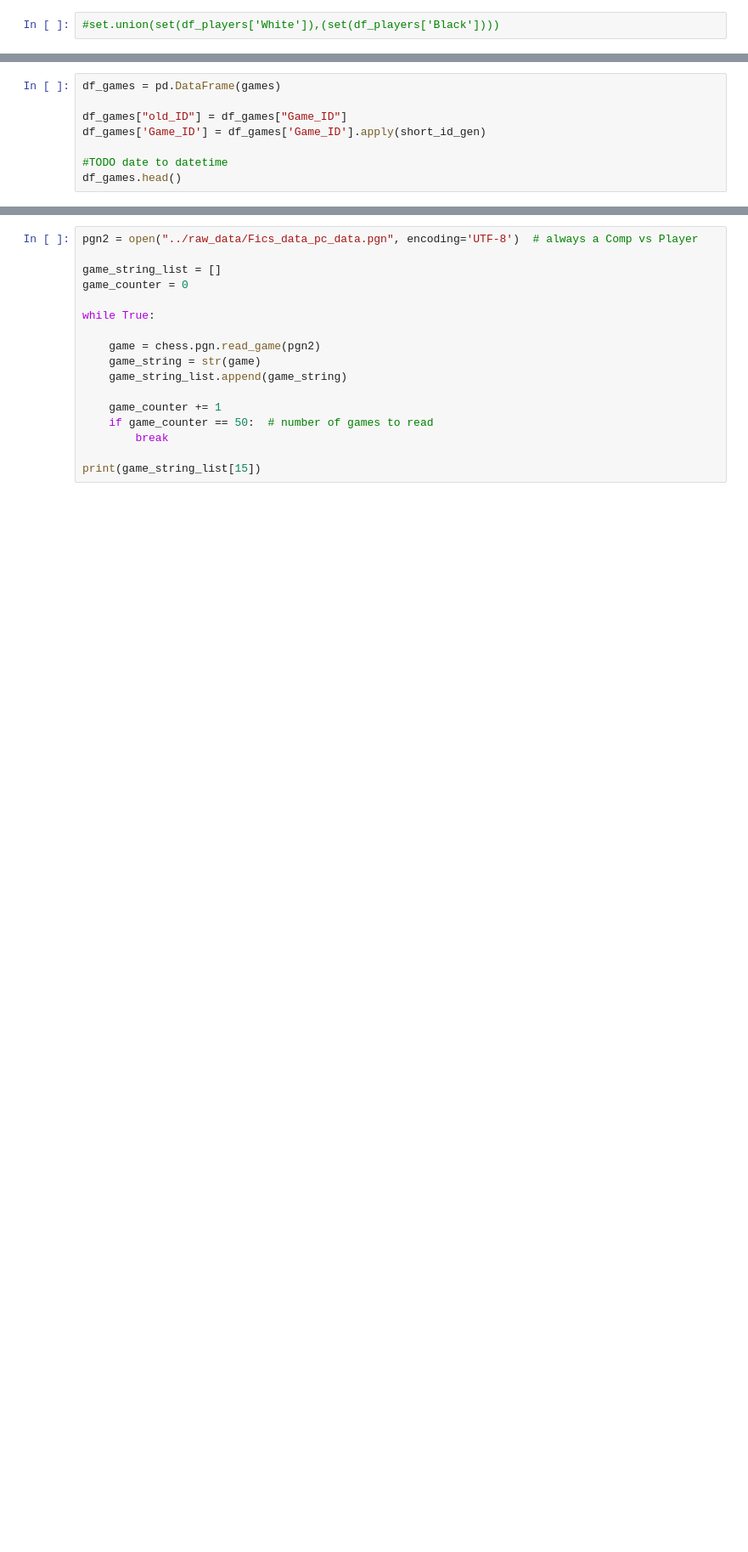
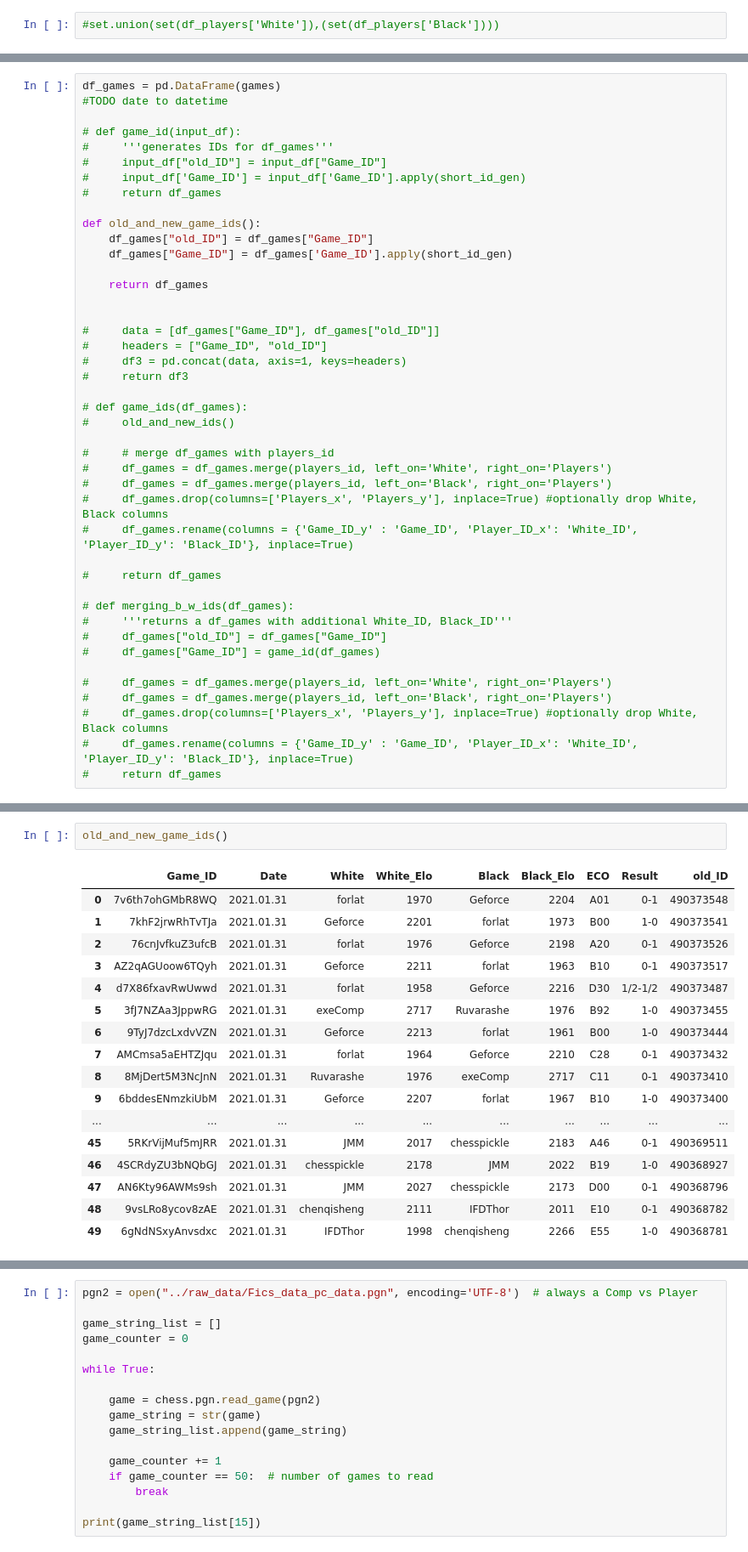
Before and after one commit to VPeron/cc_detector, a Jupyter notebook: notebooks/pgn_to_3dfs_Manuel.ipynb, the cells around one changed output, grey strips where cells are left out. Shown: that part at 85% size. Drawn from its saved outputs; the diff is of its cells as text; blank space fills up the shorter version.

```diff
--- a/notebooks/pgn_to_3dfs_Manuel.ipynb
+++ b/notebooks/pgn_to_3dfs_Manuel.ipynb
@@ -264,8 +274,43 @@ assign_player_id(df_players)
 # %%
 df_games = pd.DataFrame(games)
+#TODO date to datetime
 
-df_games["old_ID"] = df_games["Game_ID"]
-df_games['Game_ID'] = df_games['Game_ID'].apply(short_id_gen)
+# def game_id(input_df):
+#     '''generates IDs for df_games'''
+#     input_df["old_ID"] = input_df["Game_ID"]
+#     input_df['Game_ID'] = input_df['Game_ID'].apply(short_id_gen)
+#     return df_games
 
-#TODO date to datetime
-df_games.head()
+def old_and_new_game_ids():
+    df_games["old_ID"] = df_games["Game_ID"]
+    df_games["Game_ID"] = df_games['Game_ID'].apply(short_id_gen)
+
+    return df_games
+
+
+#     data = [df_games["Game_ID"], df_games["old_ID"]]
+#     headers = ["Game_ID", "old_ID"]
+#     df3 = pd.concat(data, axis=1, keys=headers)
+#     return df3
+
+# def game_ids(df_games):
+#     old_and_new_ids()
+
+#     # merge df_games with players_id
+#     df_games = df_games.merge(players_id, left_on='White', right_on='Players')
+#     df_games = df_games.merge(players_id, left_on='Black', right_on='Players')
+#     df_games.drop(columns=['Players_x', 'Players_y'], inplace=True) #optionally drop White, Black columns
+#     df_games.rename(columns = {'Game_ID_y' : 'Game_ID', 'Player_ID_x': 'White_ID', 'Player_ID_y': 'Black_ID'}, inplace=True)
+
+#     return df_games
+
+# def merging_b_w_ids(df_games):
+#     '''returns a df_games with additional White_ID, Black_ID'''
+#     df_games["old_ID"] = df_games["Game_ID"]
+#     df_games["Game_ID"] = game_id(df_games)
+
+#     df_games = df_games.merge(players_id, left_on='White', right_on='Players')
+#     df_games = df_games.merge(players_id, left_on='Black', right_on='Players')
+#     df_games.drop(columns=['Players_x', 'Players_y'], inplace=True) #optionally drop White, Black columns
+#     df_games.rename(columns = {'Game_ID_y' : 'Game_ID', 'Player_ID_x': 'White_ID', 'Player_ID_y': 'Black_ID'}, inplace=True)
+#     return df_games
@@ -305,0 +317,20 @@ df_moves['Move_ID'] = df_moves.apply(lambda row: f"{row.Game_ID }-{row.turn}-{ro
+# %%
+old_and_new_game_ids()
+# %% [output]
+|  | Game_ID | Date | White | White_Elo | Black | Black_Elo | ECO | Result | old_ID |
+| 0 | 7v6th7ohGMbR8WQ | 2021.01.31 | forlat | 1970 | Geforce | 2204 | A01 | 0-1 | 490373548 |
+| 1 | 7khF2jrwRhTvTJa | 2021.01.31 | Geforce | 2201 | forlat | 1973 | B00 | 1-0 | 490373541 |
+| 2 | 76cnJvfkuZ3ufcB | 2021.01.31 | forlat | 1976 | Geforce | 2198 | A20 | 0-1 | 490373526 |
+| 3 | AZ2qAGUoow6TQyh | 2021.01.31 | Geforce | 2211 | forlat | 1963 | B10 | 0-1 | 490373517 |
+| 4 | d7X86fxavRwUwwd | 2021.01.31 | forlat | 1958 | Geforce | 2216 | D30 | 1/2-1/2 | 490373487 |
+| 5 | 3fJ7NZAa3JppwRG | 2021.01.31 | exeComp | 2717 | Ruvarashe | 1976 | B92 | 1-0 | 490373455 |
+| 6 | 9TyJ7dzcLxdvVZN | 2021.01.31 | Geforce | 2213 | forlat | 1961 | B00 | 1-0 | 490373444 |
+| 7 | AMCmsa5aEHTZJqu | 2021.01.31 | forlat | 1964 | Geforce | 2210 | C28 | 0-1 | 490373432 |
+| 8 | 8MjDert5M3NcJnN | 2021.01.31 | Ruvarashe | 1976 | exeComp | 2717 | C11 | 0-1 | 490373410 |
+| 9 | 6bddesENmzkiUbM | 2021.01.31 | Geforce | 2207 | forlat | 1967 | B10 | 1-0 | 490373400 |
+| ... | ... | ... | ... | ... | ... | ... | ... | ... | ... |
+| 45 | 5RKrVijMuf5mJRR | 2021.01.31 | JMM | 2017 | chesspickle | 2183 | A46 | 0-1 | 490369511 |
+| 46 | 4SCRdyZU3bNQbGJ | 2021.01.31 | chesspickle | 2178 | JMM | 2022 | B19 | 1-0 | 490368927 |
+| 47 | AN6Kty96AWMs9sh | 2021.01.31 | JMM | 2027 | chesspickle | 2173 | D00 | 0-1 | 490368796 |
+| 48 | 9vsLRo8ycov8zAE | 2021.01.31 | chenqisheng | 2111 | IFDThor | 2011 | E10 | 0-1 | 490368782 |
+| 49 | 6gNdNSxyAnvsdxc | 2021.01.31 | IFDThor | 1998 | chenqisheng | 2266 | E55 | 1-0 | 490368781 |
```
Also changed, not shown: parts of 17 cells of this notebook, 3 other files.
